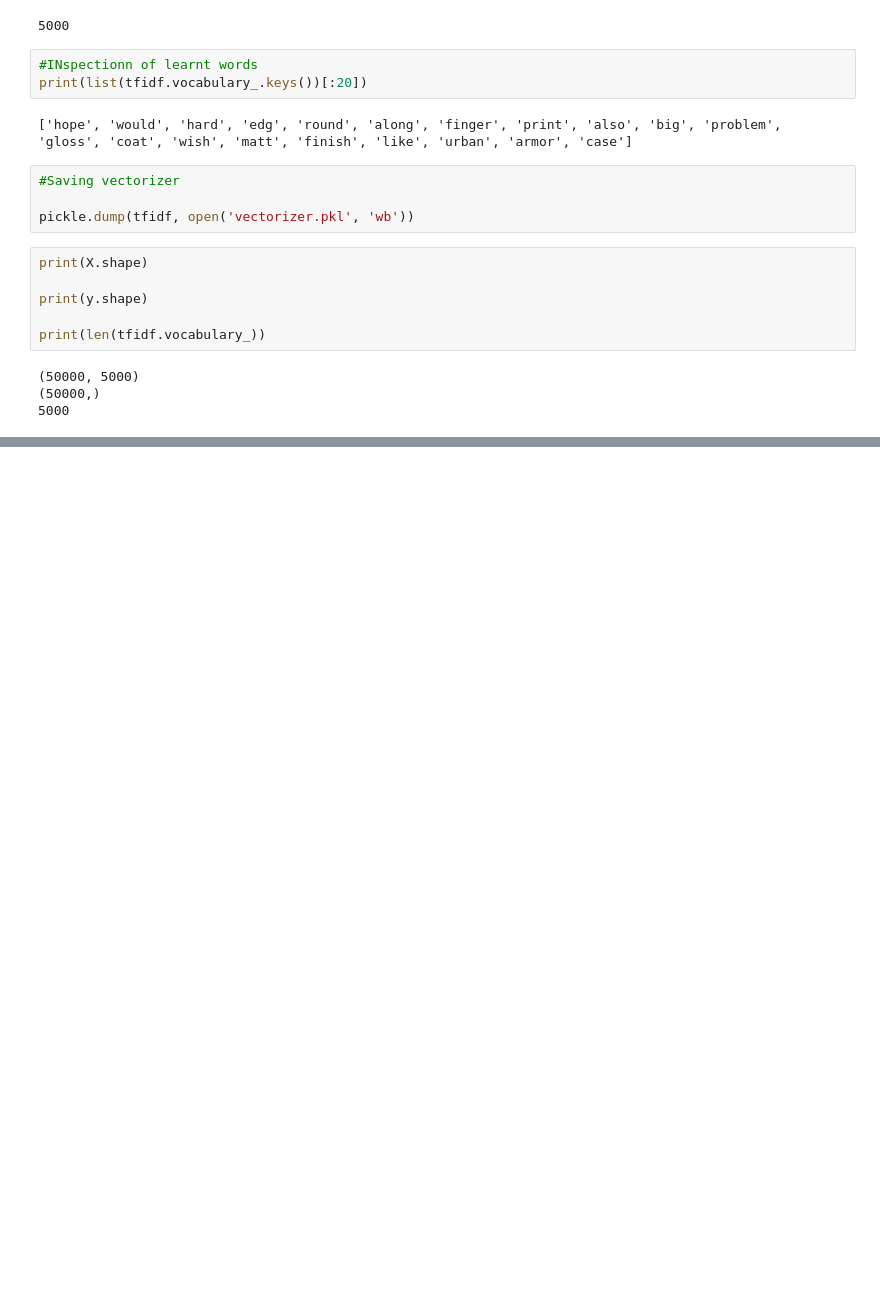
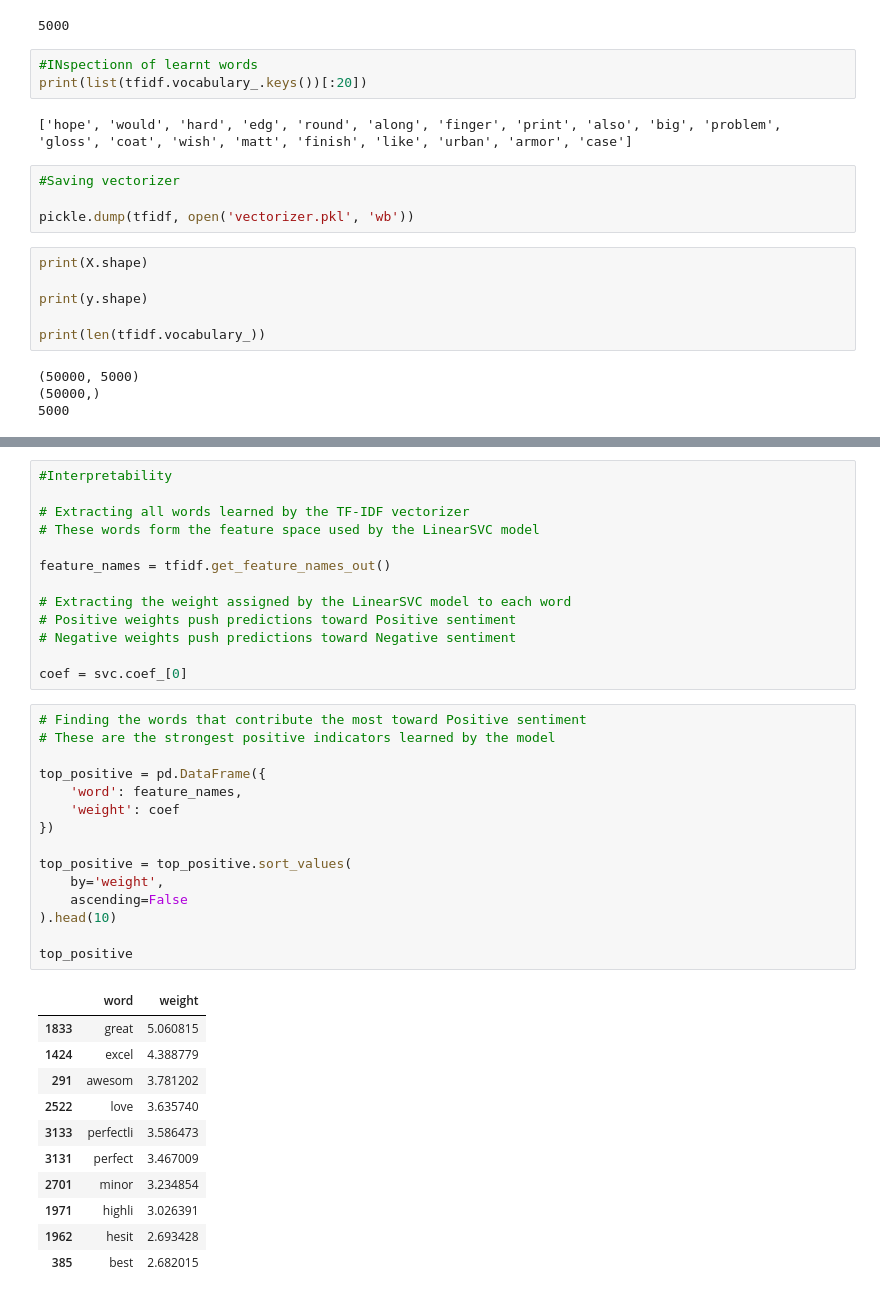
Before and after one commit to Omkar-Arch/AMAZON-REVIEW-SENTIMENT-ANALYSIS, a Jupyter notebook: notebook2.ipynb, the cells around one changed output, grey strips where cells are left out. Cells and saved outputs as stored; diff of their text form; blank space fills up the shorter version.

```diff
--- a/notebook2.ipynb
+++ b/notebook2.ipynb
@@ -423,0 +632,40 @@ print(len(tfidf.vocabulary_))
+# %%
+#Interpretability
+
+# Extracting all words learned by the TF-IDF vectorizer
+# These words form the feature space used by the LinearSVC model
+
+feature_names = tfidf.get_feature_names_out()
+
+# Extracting the weight assigned by the LinearSVC model to each word
+# Positive weights push predictions toward Positive sentiment
+# Negative weights push predictions toward Negative sentiment
+
+coef = svc.coef_[0]
+# %%
+# Finding the words that contribute the most toward Positive sentiment
+# These are the strongest positive indicators learned by the model
+
+top_positive = pd.DataFrame({
+    'word': feature_names,
+    'weight': coef
+})
+
+top_positive = top_positive.sort_values(
+    by='weight',
+    ascending=False
+).head(10)
+
+top_positive
+# %% [output]
+|  | word | weight |
+| 1833 | great | 5.060815 |
+| 1424 | excel | 4.388779 |
+| 291 | awesom | 3.781202 |
+| 2522 | love | 3.635740 |
+| 3133 | perfectli | 3.586473 |
+| 3131 | perfect | 3.467009 |
+| 2701 | minor | 3.234854 |
+| 1971 | highli | 3.026391 |
+| 1962 | hesit | 2.693428 |
+| 385 | best | 2.682015 |
```
Also changed, not shown: parts of 32 cells of this notebook, 4 other files.
